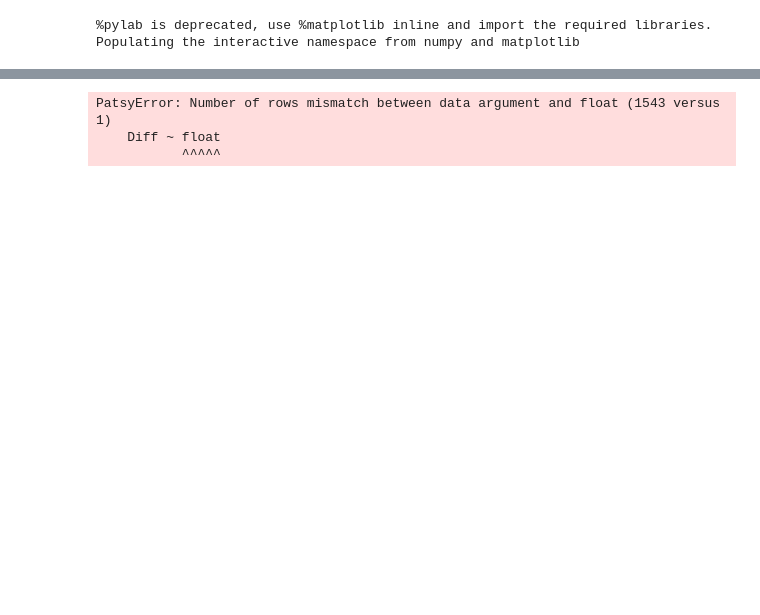
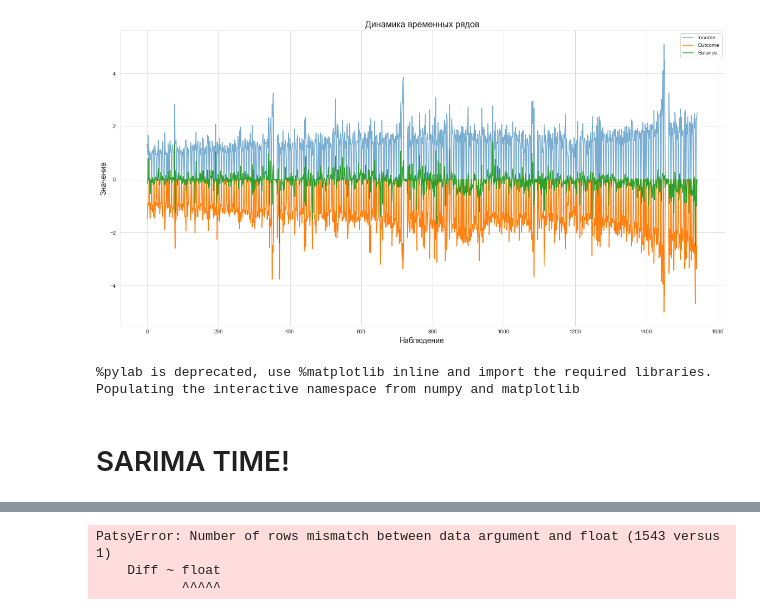
Before and after one commit to takkat14/Balance-Forecasting-Pipeline, a Jupyter notebook: Project_2.ipynb, the cells around one changed output, grey strips where cells are left out. Saved outputs shown, nothing was run; the diff lists cells and outputs as text; code cells hidden in the pictures; blank space fills up the shorter version.

```diff
--- a/Project_2.ipynb
+++ b/Project_2.ipynb
@@ -117,4 +28,17 @@ df
 1543 rows × 6 columns
+# %%
+plt.figure(figsize=(20,10))
+plt.title('Динамика временных рядов', fontsize=16)
+plt.xlabel('Наблюдение', fontsize=14)
+plt.ylabel('Значение', fontsize=14)
+# plt.xticks(df.Date)
+df.Income.plot(alpha=0.6)
+(-df.Outcome).plot()
+df.Balance.plot()
+plt.legend()
+plt.show()
+# %% [output]
+[figure, added]
 # %%
 # Импортируем все необходимые нам в работе инструменты
 
@@ -135,3 +59,5 @@ from statsmodels.tsa.stattools import adfuller, kpss
 # %% [output]
 %pylab is deprecated, use %matplotlib inline and import the required libraries.
 Populating the interactive namespace from numpy and matplotlib
+# %% [markdown]
+# SARIMA TIME!
```
Also changed, not shown: parts of 23 cells of this notebook.
